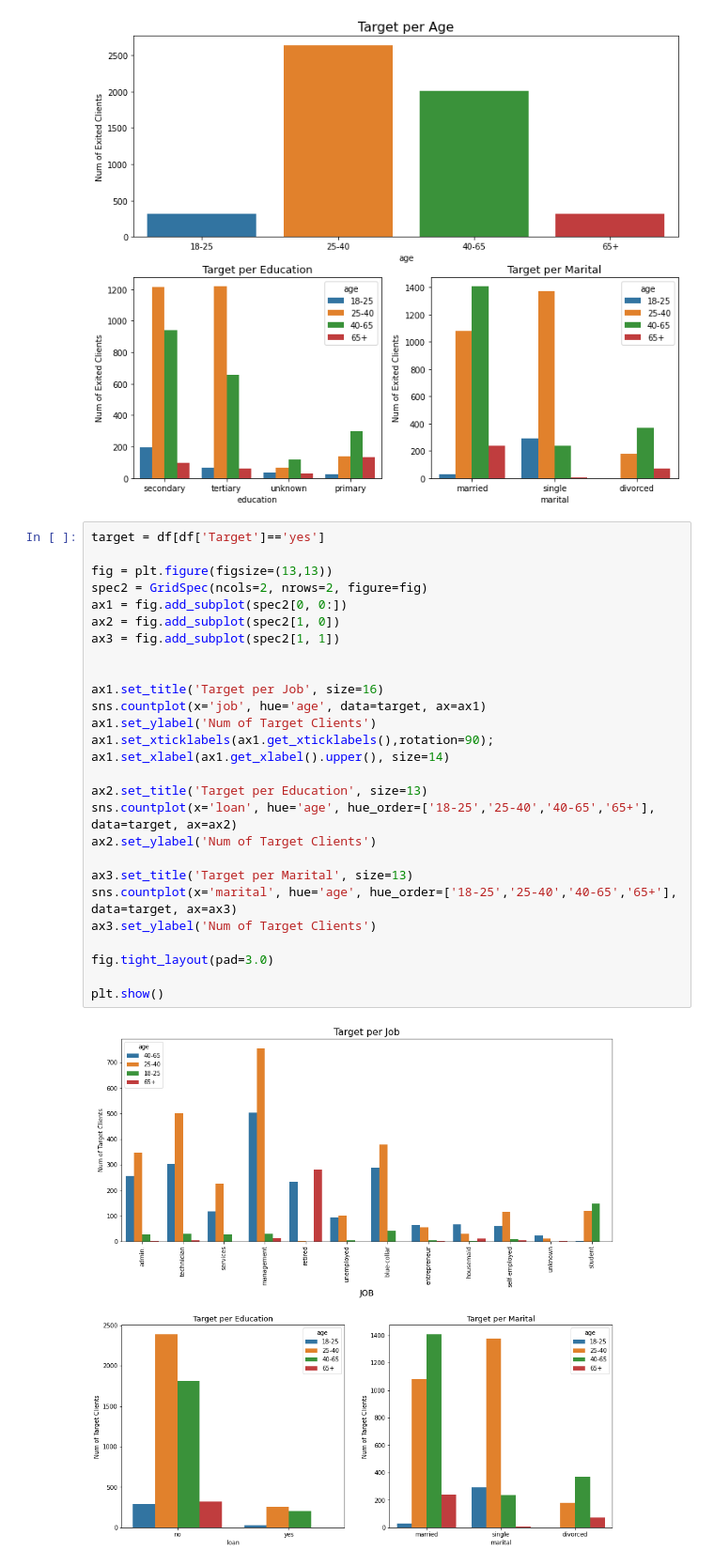
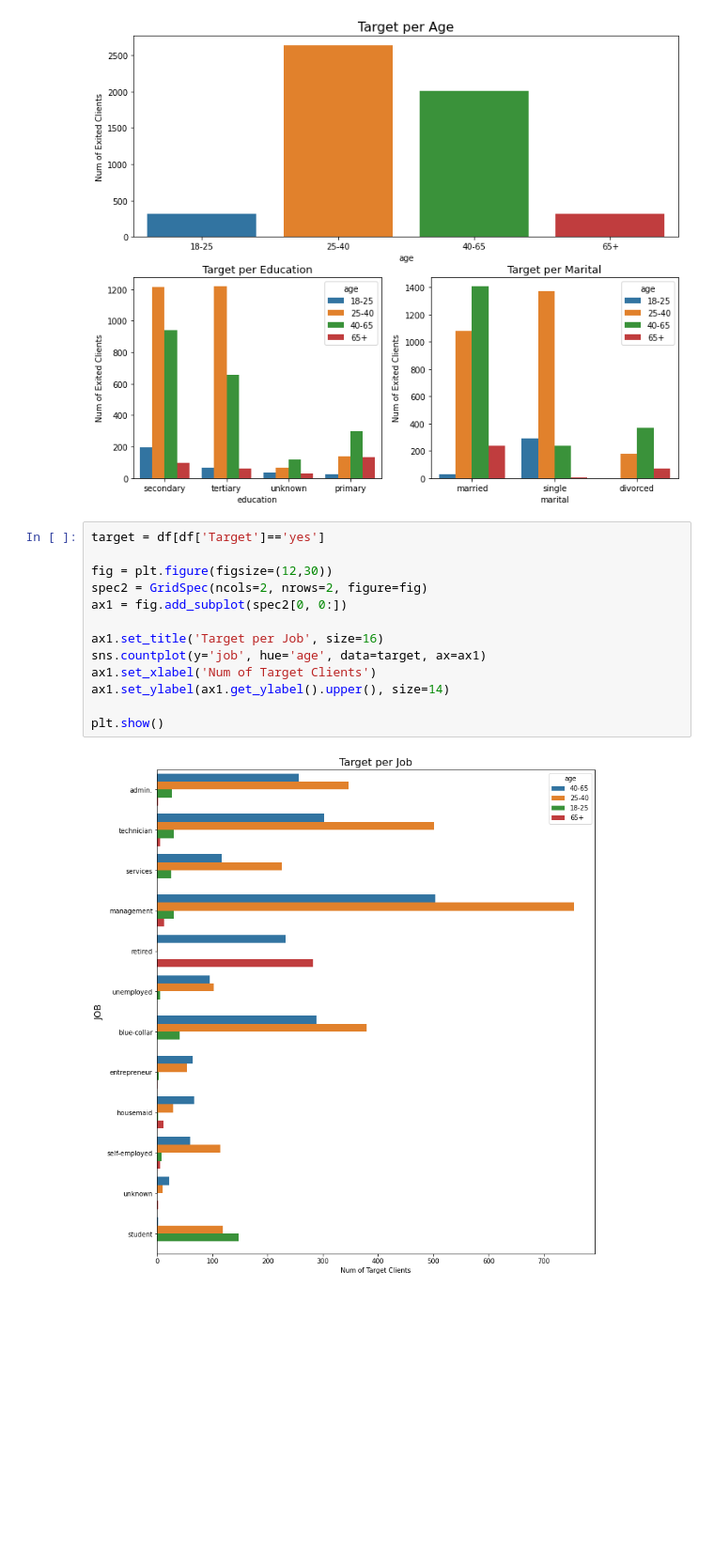
Before and after one commit to TheWangAndOnly/Banking, a Jupyter notebook: Biagio_Notebook.ipynb, the cells around one changed output. Shown: that part at 94% size. Drawn from its saved outputs; the diff is of its cells as text; blank space fills up the shorter version.

```diff
--- a/Biagio_Notebook.ipynb
+++ b/Biagio_Notebook.ipynb
@@ -69,29 +75,15 @@ plt.show()
 # %%
 target = df[df['Target']=='yes']
 
-fig = plt.figure(figsize=(13,13))
+fig = plt.figure(figsize=(12,30))
 spec2 = GridSpec(ncols=2, nrows=2, figure=fig)
 ax1 = fig.add_subplot(spec2[0, 0:])
-ax2 = fig.add_subplot(spec2[1, 0])
-ax3 = fig.add_subplot(spec2[1, 1])
-
 
 ax1.set_title('Target per Job', size=16)
-sns.countplot(x='job', hue='age', data=target, ax=ax1)
-ax1.set_ylabel('Num of Target Clients')
-ax1.set_xticklabels(ax1.get_xticklabels(),rotation=90);
-ax1.set_xlabel(ax1.get_xlabel().upper(), size=14)
-
-ax2.set_title('Target per Education', size=13)
-sns.countplot(x='loan', hue='age', hue_order=['18-25','25-40','40-65','65+'], data=target, ax=ax2)
-ax2.set_ylabel('Num of Target Clients')
-
-ax3.set_title('Target per Marital', size=13)
-sns.countplot(x='marital', hue='age', hue_order=['18-25','25-40','40-65','65+'], data=target, ax=ax3)
-ax3.set_ylabel('Num of Target Clients')
-
-fig.tight_layout(pad=3.0)
+sns.countplot(y='job', hue='age', data=target, ax=ax1)
+ax1.set_xlabel('Num of Target Clients')
+ax1.set_ylabel(ax1.get_ylabel().upper(), size=14)
 
 plt.show()
 # %% [output]
-[figure, old version]
+[figure, new version]
```
Also changed, not shown: parts of 10 cells of this notebook.
